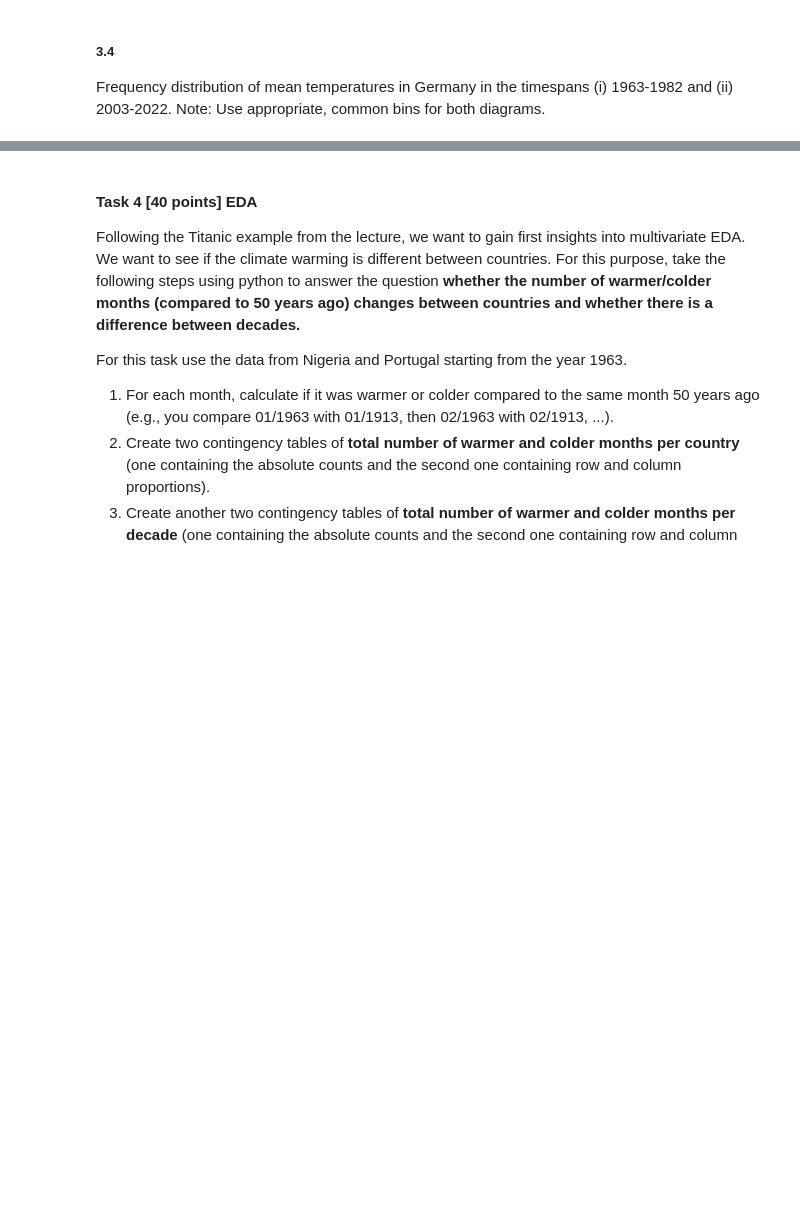
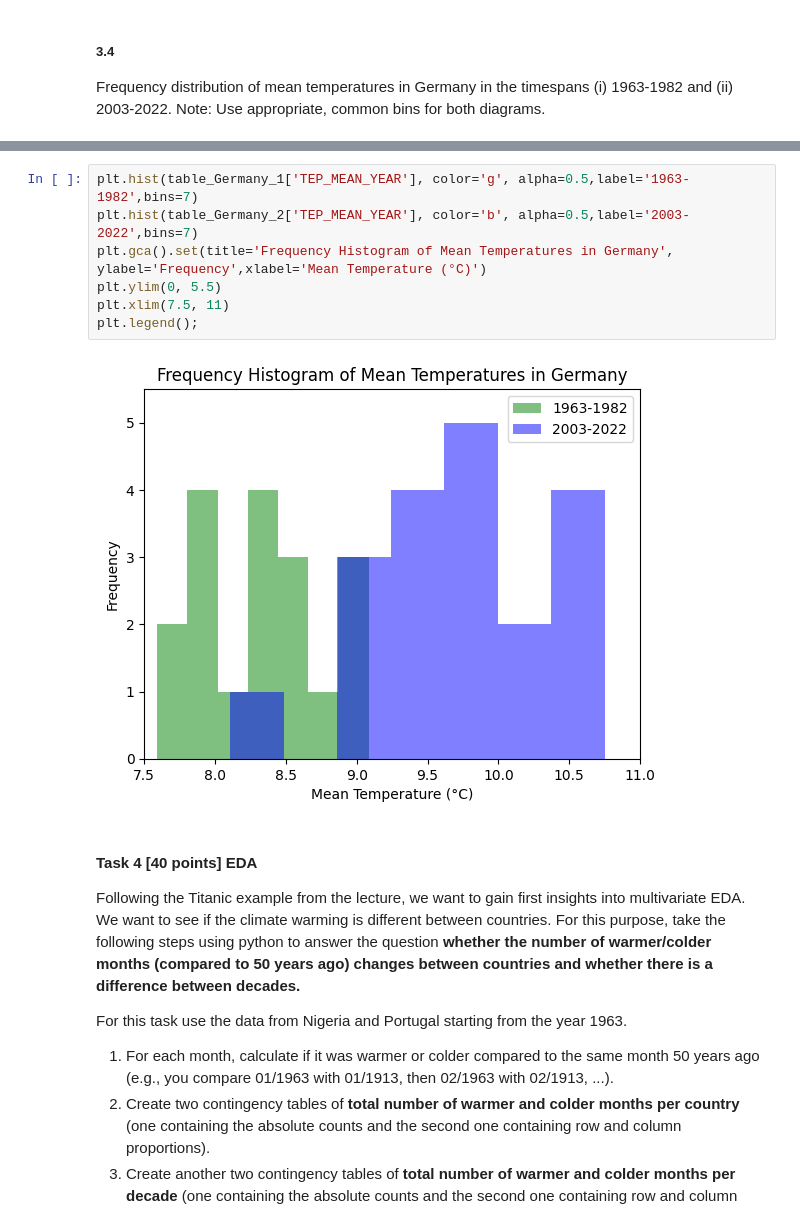
Before and after one commit to CallMeL/ResearchMethod, a Jupyter notebook: RM_A02_Group.ipynb, the cells around one changed output, grey strips where cells are left out. Saved outputs shown, nothing was run; the diff lists cells and outputs as text; blank space fills up the shorter version.

```diff
--- a/RM_A02_Group.ipynb
+++ b/RM_A02_Group.ipynb
@@ -303,3 +355,12 @@ Note: Use appropriate, common bins for both diagrams.
+# %%
+plt.hist(table_Germany_1['TEP_MEAN_YEAR'], color='g', alpha=0.5,label='1963-1982',bins=7)
+plt.hist(table_Germany_2['TEP_MEAN_YEAR'], color='b', alpha=0.5,label='2003-2022',bins=7)
+plt.gca().set(title='Frequency Histogram of Mean Temperatures in Germany', ylabel='Frequency',xlabel='Mean Temperature (°C)')
+plt.ylim(0, 5.5)
+plt.xlim(7.5, 11)
+plt.legend();
+# %% [output]
+[figure, added]
 # %% [markdown]
 #### Task 4 **[40 points] EDA**
 
```
Also changed, not shown: parts of 9 cells of this notebook.
